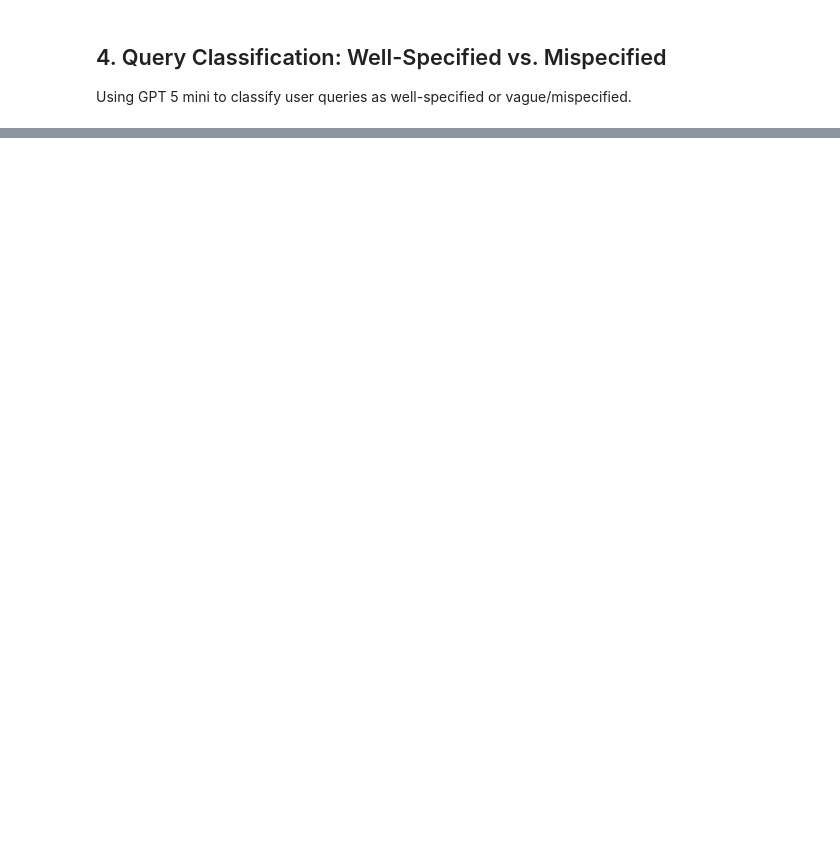
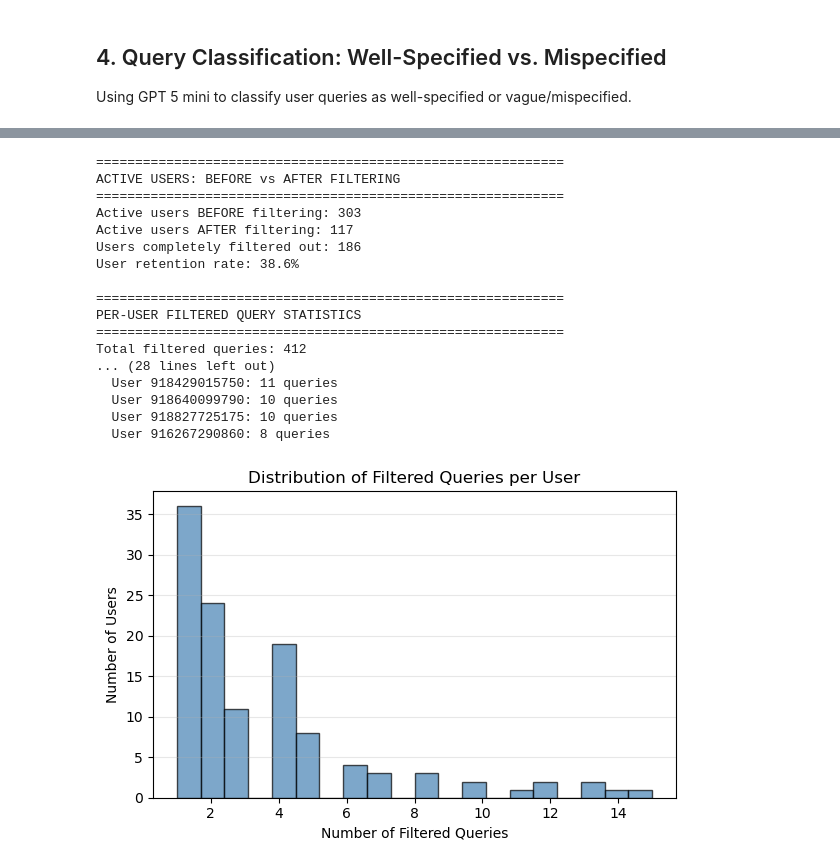
Before and after one commit to graliuce/nivi, a Jupyter notebook: analyze_chatbot_logs.ipynb, the cells around one changed output, grey strips where cells are left out. Saved outputs shown, nothing was run; the diff lists cells and outputs as text; code cells hidden in the pictures; blank space fills up the shorter version.

```diff
--- a/analyze_chatbot_logs.ipynb
+++ b/analyze_chatbot_logs.ipynb
@@ -514,0 +429,73 @@ print(f"Percentage remaining: {len(filtered_questions) / len(all_questions_with_
+# %%
+# Per-user statistics: Before and After filtering
+from collections import Counter
+
+# Get unique users before and after filtering
+users_before = set([item['user_id'] for item in all_questions_with_responses])
+users_after = set([item['user_id'] for item in filtered_questions])
+users_lost = users_before - users_after
+
+print("\n" + "="*60)
+print("ACTIVE USERS: BEFORE vs AFTER FILTERING")
+print("="*60)
+print(f"Active users BEFORE filtering: {len(users_before):,}")
+print(f"Active users AFTER filtering: {len(users_after):,}")
+print(f"Users completely filtered out: {len(users_lost):,}")
+print(f"User retention rate: {len(users_after) / len(users_before) * 100:.1f}%")
+
+user_query_counts = Counter([item['user_id'] for item in filtered_questions])
+
+print("\n" + "="*60)
+print("PER-USER FILTERED QUERY STATISTICS")
+print("="*60)
+print(f"Total filtered queries: {len(filtered_questions):,}")
+print(f"Average queries per user: {len(filtered_questions) / len(user_query_counts):.1f}")
+print(f"Median queries per user: {np.median(list(user_query_counts.values())):.1f}")
+print(f"Max queries from single user: {max(user_query_counts.values())}")
+print(f"Min queries from single user: {min(user_query_counts.values())}")
+
+# Distribution
+print("\nDistribution of filtered queries per user:")
+query_count_distribution = Counter(user_query_counts.values())
+for count in sorted(query_count_distribution.keys()):
+    num_users = query_count_distribution[count]
+    print(f"  {count} {'query' if count == 1 else 'queries'}: {num_users} users")
+
+# Top 10 users by filtered query count
+print("\nTop 10 users by filtered query count:")
+top_users = user_query_counts.most_common(10)
+for user_id, count in top_users:
+    print(f"  User {user_id}: {count} queries")
+
+# Visualization
+plt.figure(figsize=(6, 4))
+
+# Distribution histogram
+plt.subplot(1, 1, 1)
+query_counts = list(user_query_counts.values())
+plt.hist(query_counts, bins=20, edgecolor='black', alpha=0.7, color='steelblue')
+plt.title('Distribution of Filtered Queries per User')
+plt.xlabel('Number of Filtered Queries')
+plt.ylabel('Number of Users')
+plt.grid(axis='y', alpha=0.3)
+plt.tight_layout()
+plt.show()
+# %% [output]
+============================================================
+ACTIVE USERS: BEFORE vs AFTER FILTERING
+============================================================
+Active users BEFORE filtering: 303
+Active users AFTER filtering: 117
+Users completely filtered out: 186
+User retention rate: 38.6%
+
+============================================================
+PER-USER FILTERED QUERY STATISTICS
+============================================================
+Total filtered queries: 412
+... (28 lines left out)
+  User 918429015750: 11 queries
+  User 918640099790: 10 queries
+  User 918827725175: 10 queries
+  User 916267290860: 8 queries
+[figure, added]
```
Also changed, not shown: parts of 21 cells of this notebook, 10 other files.
